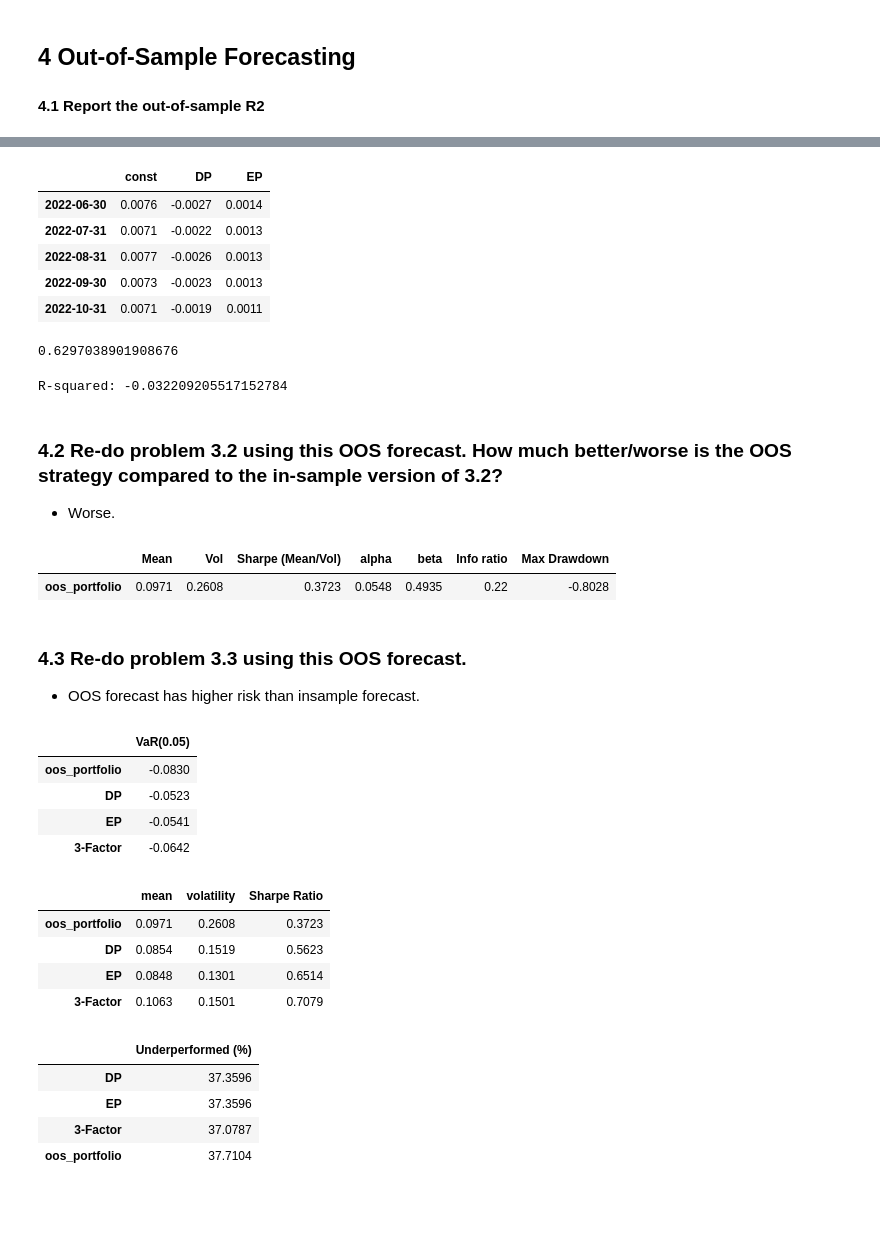
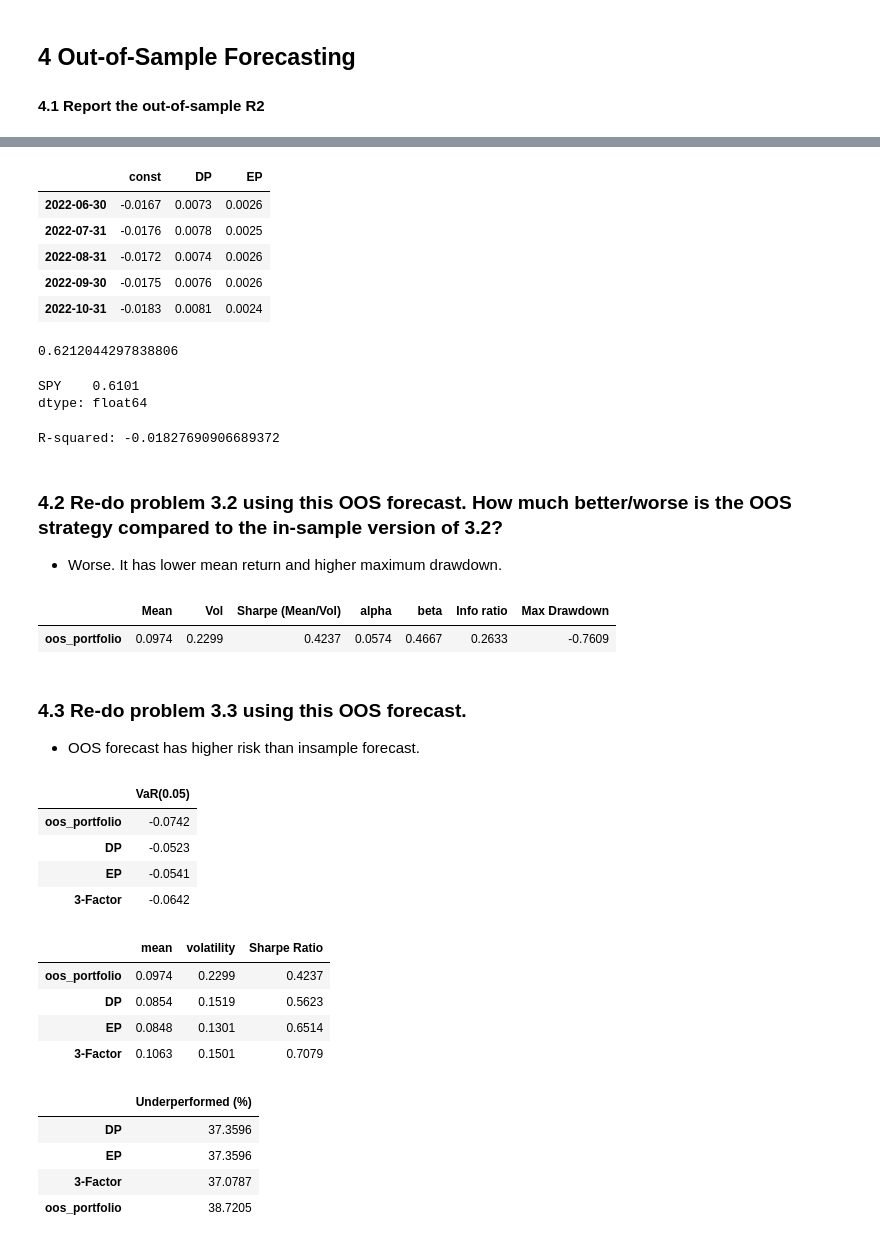
Before and after one commit to Zixin730/finm-portfolio-2022, a Jupyter notebook: homework/hw7.ipynb, the cells around one changed output, grey strips where cells are left out. Saved outputs shown, nothing was run; the diff lists cells and outputs as text; code cells hidden in the pictures; blank space fills up the shorter version.

```diff
--- a/homework/hw7.ipynb
+++ b/homework/hw7.ipynb
@@ -341,45 +357,46 @@ underperform_rate
 # %%
 # model = RollingOLS.from_formula("SPY ~ DP + EP", data=factor, window=factor.shape[0], min_nobs=60, expanding=True).fit()
-factor = pd.read_excel("../data/gmo_analysis_data.xlsx",
-                       sheet_name=1, index_col=0)
-factor = factor.join(ret)
 model = RollingOLS(
-    factor[["SPY"]], sm.add_constant(factor[["DP", "EP"]]), window=factor.shape[0], min_nobs=60, expanding=True).fit()
+    factor[["SPY"]], sm.add_constant(factor[["DP", "EP"]]), window=factor.shape[0], min_nobs=59, expanding=True).fit()
 
 params = model.params.shift()
 params.tail()
 # %% [output]
 |  | const | DP | EP |
-| 2022-06-30 | 0.0076 | -0.0027 | 0.0014 |
-| 2022-07-31 | 0.0071 | -0.0022 | 0.0013 |
-| 2022-08-31 | 0.0077 | -0.0026 | 0.0013 |
-| 2022-09-30 | 0.0073 | -0.0023 | 0.0013 |
-| 2022-10-31 | 0.0071 | -0.0019 | 0.0011 |
+| 2022-06-30 | -0.0167 | 0.0073 | 0.0026 |
+| 2022-07-31 | -0.0176 | 0.0078 | 0.0025 |
+| 2022-08-31 | -0.0172 | 0.0074 | 0.0026 |
+| 2022-09-30 | -0.0175 | 0.0076 | 0.0026 |
+| 2022-10-31 | -0.0183 | 0.0081 | 0.0024 |
 # %%
 predict_spy = (params[["DP", "EP"]] * factor[["DP", "EP"]]
                ).sum(axis=1) + params["const"]
 predict_err = np.square(factor["SPY"].subtract(predict_spy)).sum()
 predict_err
 # %% [output]
-0.6297038901908676
+0.6212044297838806
 # %%
 zero_pre_spy = factor[["SPY"]].expanding(60).mean().shift()
 zero_pre_err = np.square((factor[["SPY"]] - zero_pre_spy))
 zero_pre_err = zero_pre_err.sum()
+zero_pre_err
+# %% [output]
+SPY    0.6101
+dtype: float64
 # %%
 print("R-squared: " + str(1 - predict_err/zero_pre_err[0]))
 # %% [output]
-R-squared: -0.032209205517152784
+R-squared: -0.01827690906689372
 # %% [markdown]
 ###  4.2 Re-do problem 3.2 using this OOS forecast. How much better/worse is the OOS strategy compared to the in-sample version of 3.2?
 
-* Worse.
+* Worse. It has lower mean return and higher maximum drawdown.
 # %%
 oos_port = (predict_spy * 100 * ret["SPY"]).to_frame("oos_portfolio")
 summary_stats_bm(oos_port.iloc[60:, ], ret.iloc[60:, 0])
 # %% [output]
 |  | Mean | Vol | Sharpe (Mean/Vol) | alpha | beta | Info ratio | Max Drawdown |
-| oos_portfolio | 0.0971 | 0.2608 | 0.3723 | 0.0548 | 0.4935 | 0.22 | -0.8028 |
+| oos_portfolio | 0.0974 | 0.2299 | 0.4237 | 0.0574 | 0.4667 | 0.2633 | -0.7609 |
 # %% [markdown]
 ### 4.3 Re-do problem 3.3 using this OOS forecast.
 
@@ -390,7 +407,7 @@ tail_risk = oos_port.dropna().quantile(.05).append(
 tail_risk
 # %% [output]
 |  | VaR(0.05) |
-| oos_portfolio | -0.0830 |
+| oos_portfolio | -0.0742 |
 | DP | -0.0523 |
 | EP | -0.0541 |
 | 3-Factor | -0.0642 |
@@ -398,7 +415,7 @@ tail_risk
 summary_stat(oos_port.join(predict_all).dropna(), 12)
 # %% [output]
 |  | mean | volatility | Sharpe Ratio |
-| oos_portfolio | 0.0971 | 0.2608 | 0.3723 |
+| oos_portfolio | 0.0974 | 0.2299 | 0.4237 |
 | DP | 0.0854 | 0.1519 | 0.5623 |
 | EP | 0.0848 | 0.1301 | 0.6514 |
 | 3-Factor | 0.1063 | 0.1501 | 0.7079 |
@@ -415,4 +432,4 @@ underperform_rate.append(oos_rate)
 | DP | 37.3596 |
 | EP | 37.3596 |
 | 3-Factor | 37.0787 |
-| oos_portfolio | 37.7104 |
+| oos_portfolio | 38.7205 |
```
Also changed, not shown: parts of 1 cell of this notebook.
